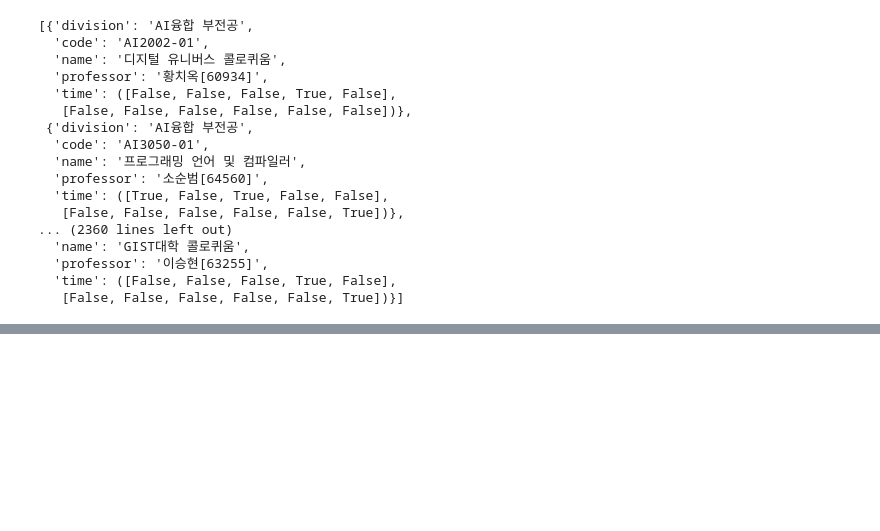
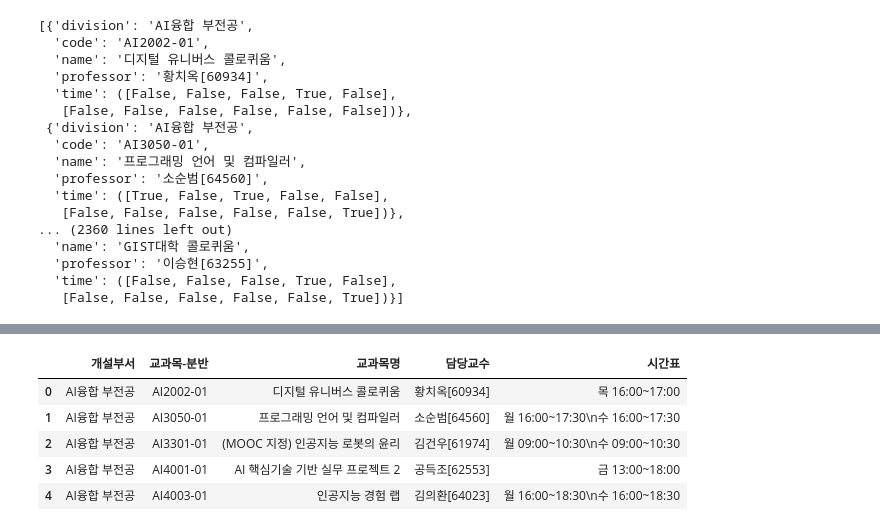
Before and after one commit to irregular6612/FastAPI, a Jupyter notebook: preprocessing.ipynb, the cells around one changed output, grey strips where cells are left out. Cells and saved outputs as stored; diff of their text form; code cells hidden in the pictures; blank space fills up the shorter version.

```diff
--- a/preprocessing.ipynb
+++ b/preprocessing.ipynb
@@ -190,0 +195,3 @@ DB
+# %%
+course_csv = pd.read_csv("./datasets/GIST24-2.csv")
+course_csv.head()
@@ -190,0 +205,14 @@ DB
+# %%
+# 불필요한 행 삭제, 결측치 채우기
+course_csv = course_csv.drop(['NO','세부분류','강/실/학','과정\n구분','강의실','강의\n계획서','강의언어','설명\n영상','이수구분','교과연구','수강\n정원'], axis=1)
+course_csv['담당교수'] = course_csv['담당교수'].fillna("")
+course_csv['시간표'] = course_csv['시간표'].fillna("")
+course_csv.astype('str')
+course_csv.head()
+# %% [output]
+|  | 개설부서 | 교과목-분반 | 교과목명 | 담당교수 | 시간표 |
+| 0 | AI융합 부전공 | AI2002-01 | 디지털 유니버스 콜로퀴움 | 황치옥[60934] | 목 16:00~17:00 |
+| 1 | AI융합 부전공 | AI3050-01 | 프로그래밍 언어 및 컴파일러 | 소순범[64560] | 월 16:00~17:30\n수 16:00~17:30 |
+| 2 | AI융합 부전공 | AI3301-01 | (MOOC 지정) 인공지능 로봇의 윤리 | 김건우[61974] | 월 09:00~10:30\n수 09:00~10:30 |
+| 3 | AI융합 부전공 | AI4001-01 | AI 핵심기술 기반 실무 프로젝트 2 | 공득조[62553] | 금 13:00~18:00 |
+| 4 | AI융합 부전공 | AI4003-01 | 인공지능 경험 랩 | 김의환[64023] | 월 16:00~18:30\n수 16:00~18:30 |
```
Also changed, not shown: parts of 7 cells of this notebook, 1 other file.
